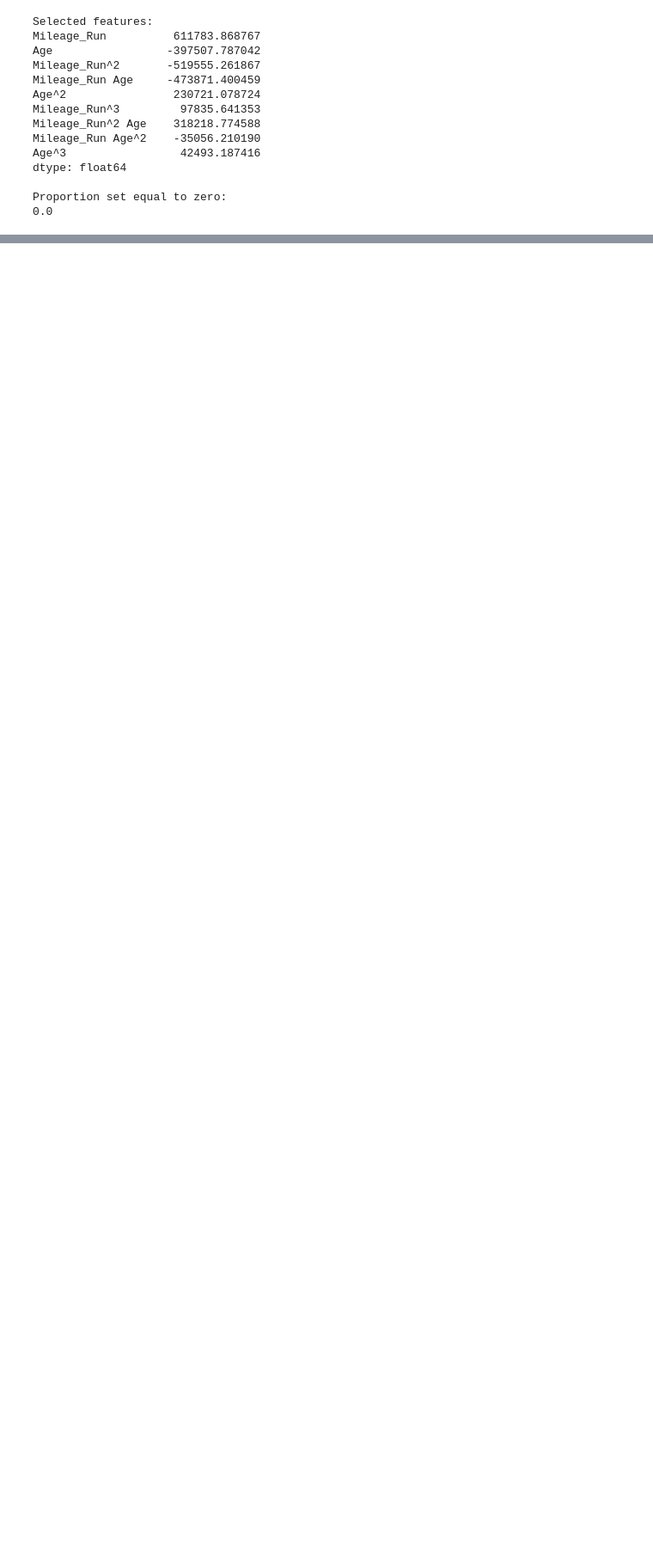
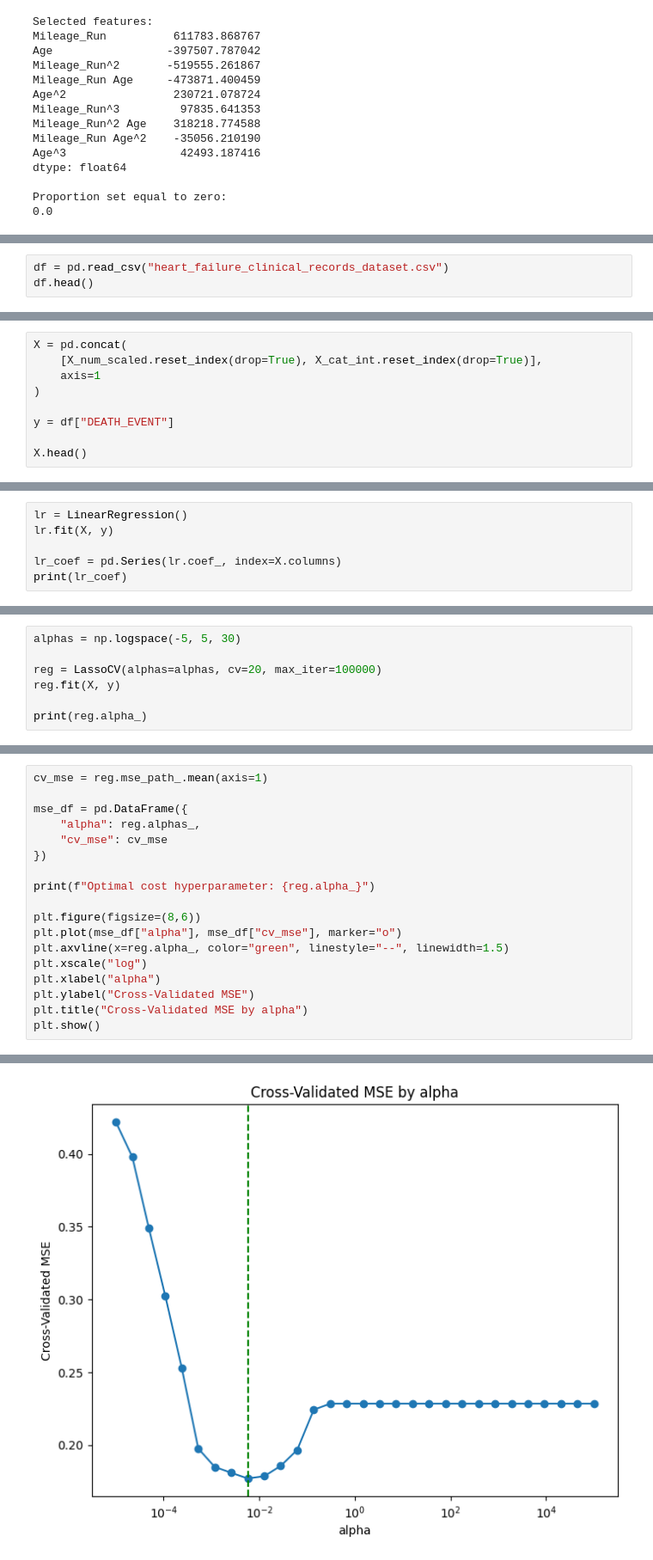
Before and after one commit to an9o/DS3021_Assignments, a Jupyter notebook: Assignment_4/Answers.ipynb, the cells around one changed output, grey strips where cells are left out. Shown at 86% size. Drawn from its saved outputs; the diff is of its cells as text; blank space fills up the shorter version.

```diff
--- a/Assignment_4/Answers.ipynb
+++ b/Assignment_4/Answers.ipynb
@@ -176,0 +186,3 @@ Proportion set equal to zero:
+# %%
+df = pd.read_csv("heart_failure_clinical_records_dataset.csv")
+df.head()
@@ -176,0 +227,9 @@ Proportion set equal to zero:
+# %%
+X = pd.concat(
+    [X_num_scaled.reset_index(drop=True), X_cat_int.reset_index(drop=True)],
+    axis=1
+)
+
+y = df["DEATH_EVENT"]
+
+X.head()
@@ -176,0 +246,6 @@ Proportion set equal to zero:
+# %%
+lr = LinearRegression()
+lr.fit(X, y)
+
+lr_coef = pd.Series(lr.coef_, index=X.columns)
+print(lr_coef)
@@ -176,0 +274,7 @@ Proportion set equal to zero:
+# %%
+alphas = np.logspace(-5, 5, 30)
+
+reg = LassoCV(alphas=alphas, cv=20, max_iter=100000)
+reg.fit(X, y)
+
+print(reg.alpha_)
@@ -176,0 +285,19 @@ Proportion set equal to zero:
+# %%
+cv_mse = reg.mse_path_.mean(axis=1)
+
+mse_df = pd.DataFrame({
+    "alpha": reg.alphas_,
+    "cv_mse": cv_mse
+})
+
+print(f"Optimal cost hyperparameter: {reg.alpha_}")
+
+plt.figure(figsize=(8,6))
+plt.plot(mse_df["alpha"], mse_df["cv_mse"], marker="o")
+plt.axvline(x=reg.alpha_, color="green", linestyle="--", linewidth=1.5)
+plt.xscale("log")
+plt.xlabel("alpha")
+plt.ylabel("Cross-Validated MSE")
+plt.title("Cross-Validated MSE by alpha")
+plt.show()
+# %% [output]
@@ -176,0 +305 @@ Proportion set equal to zero:
+[figure, added]
```
Also changed, not shown: parts of 26 cells of this notebook, 3 other files.
